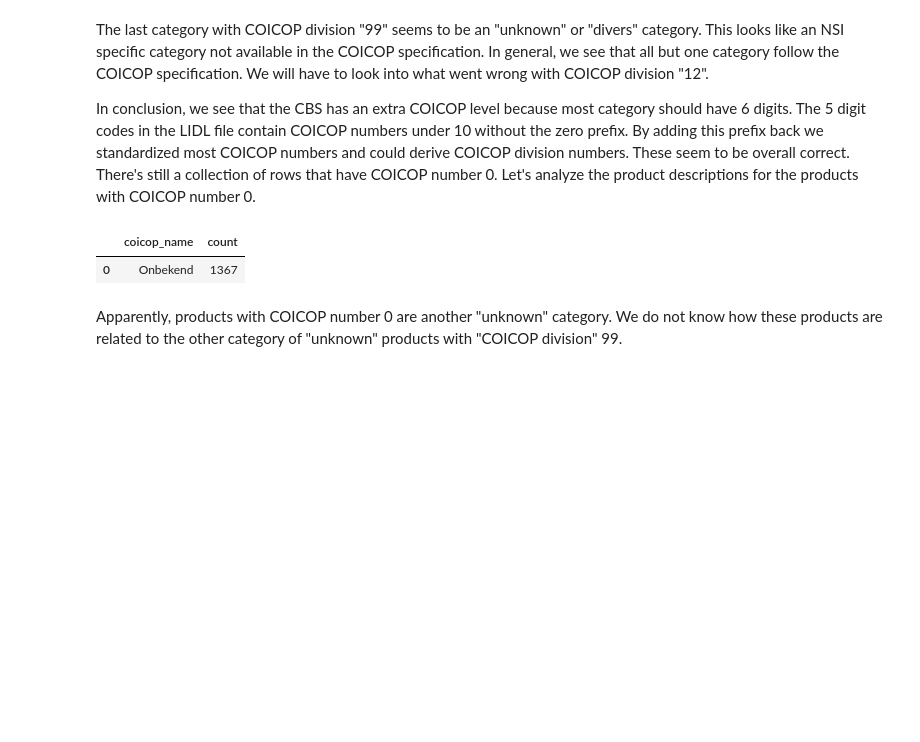
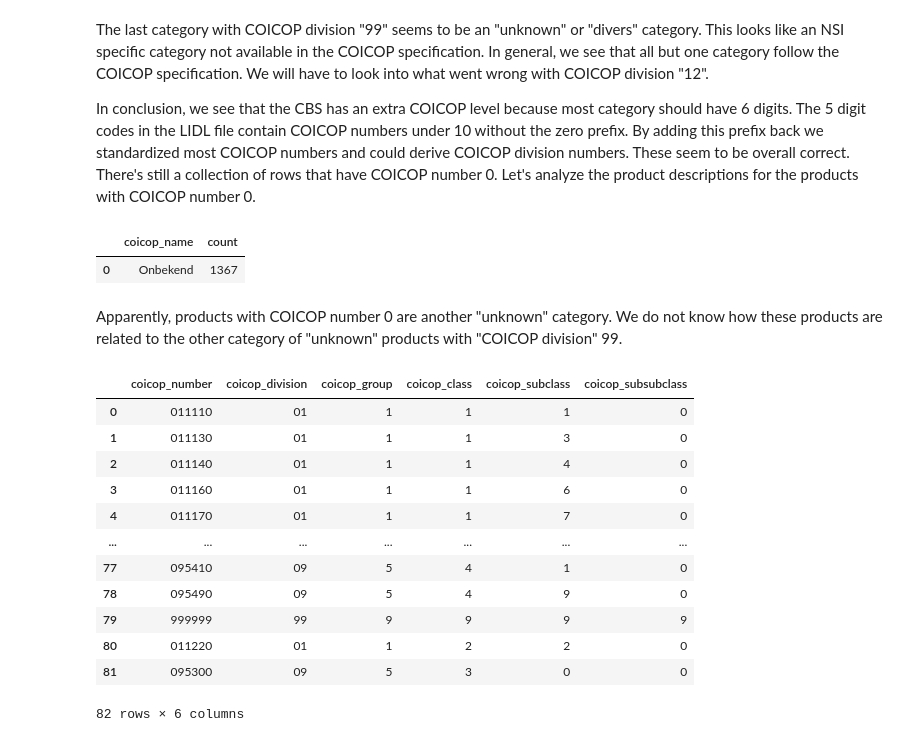
Before and after one commit to ssi-wp3/ssi-wp3, a Jupyter notebook: Notebooks/01a-Data-Exploration.ipynb, the cells around one changed output. Drawn from its saved outputs; the diff is of its cells as text; code cells hidden in the pictures; blank space fills up the shorter version.

Commit message:
Added method to split COICOP numbers

```diff
--- a/Notebooks/01a-Data-Exploration.ipynb
+++ b/Notebooks/01a-Data-Exploration.ipynb
@@ -375,0 +382,26 @@ Apparently, products with COICOP number 0 are another "unknown" category. We do
+# %%
+def split_coicop(coicop_column: pd.Series) -> pd.DataFrame:
+    return pd.DataFrame({"coicop_number": coicop_column,
+        "coicop_division": coicop_column.str[:2],
+        "coicop_group": coicop_column.str[2:3],
+        "coicop_class": coicop_column.str[3:4],
+        "coicop_subclass": coicop_column.str[4:5],
+        "coicop_subsubclass": coicop_column.str[5:],
+    })
+
+unique_coicop = pd.Series(lidl_df[lidl_df.coicop_number.str.len() == 6].coicop_number.unique())
+split_coicop(unique_coicop)
+# %% [output]
+|  | coicop_number | coicop_division | coicop_group | coicop_class | coicop_subclass | coicop_subsubclass |
+| 0 | 011110 | 01 | 1 | 1 | 1 | 0 |
+| 1 | 011130 | 01 | 1 | 1 | 3 | 0 |
+| 2 | 011140 | 01 | 1 | 1 | 4 | 0 |
+| 3 | 011160 | 01 | 1 | 1 | 6 | 0 |
+| 4 | 011170 | 01 | 1 | 1 | 7 | 0 |
+| ... | ... | ... | ... | ... | ... | ... |
+| 77 | 095410 | 09 | 5 | 4 | 1 | 0 |
+| 78 | 095490 | 09 | 5 | 4 | 9 | 0 |
+| 79 | 999999 | 99 | 9 | 9 | 9 | 9 |
+| 80 | 011220 | 01 | 1 | 2 | 2 | 0 |
+| 81 | 095300 | 09 | 5 | 3 | 0 | 0 |
+82 rows × 6 columns
```
Also changed, not shown: parts of 2 cells of this notebook, 1 other file.
